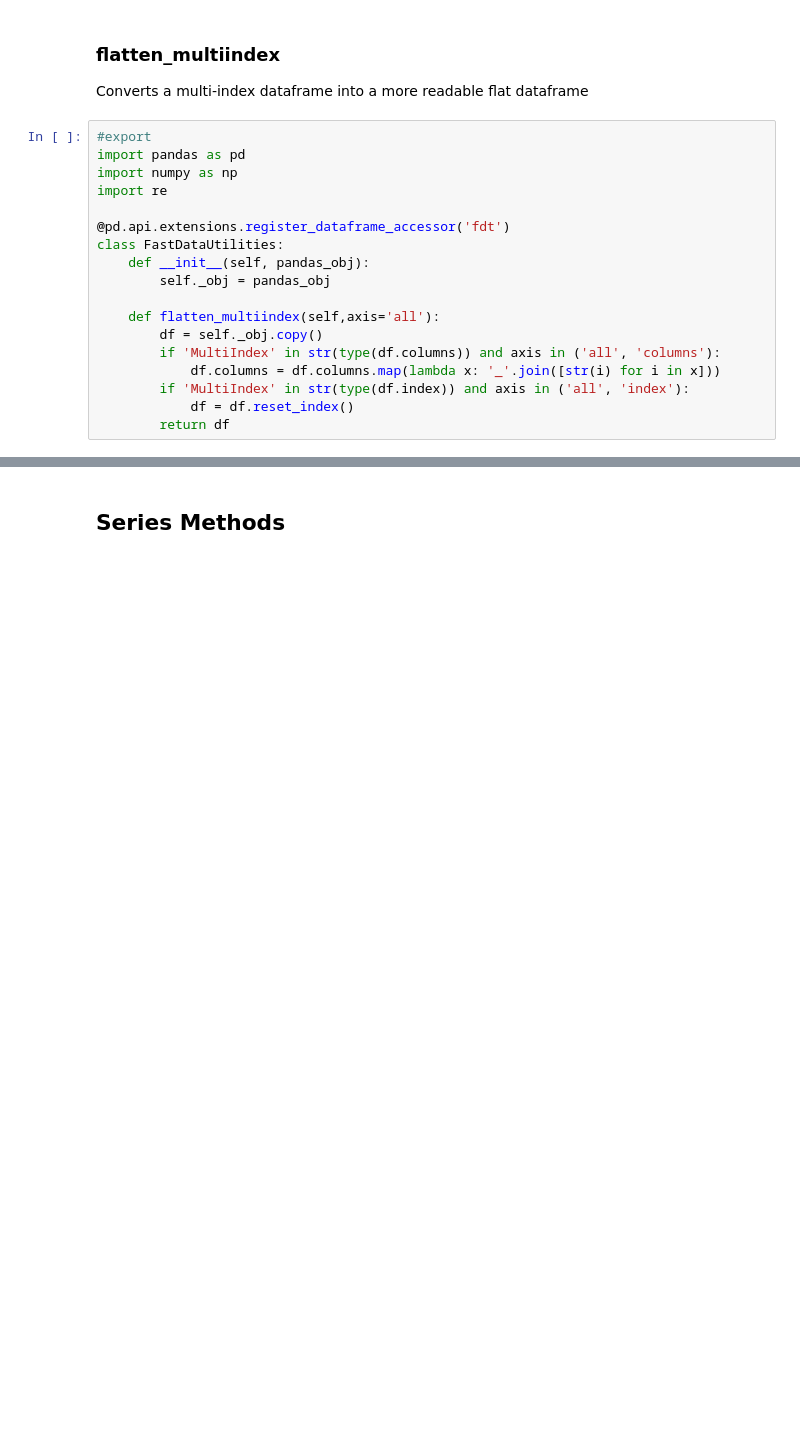
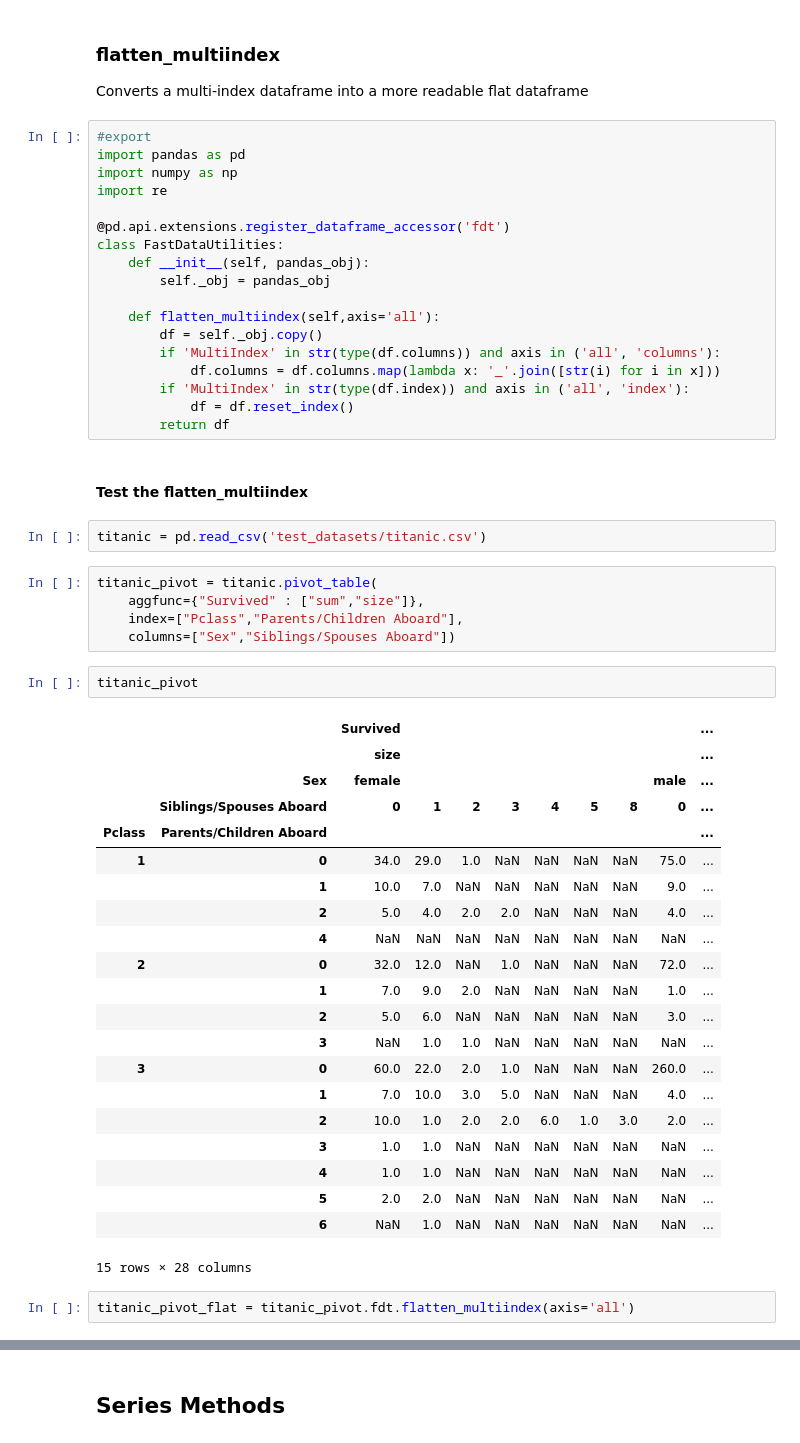
Before and after one commit to molinsp/fastdata, a Jupyter notebook: 00_core.ipynb, the cells around one changed output, grey strips where cells are left out. Saved outputs shown, nothing was run; the diff lists cells and outputs as text; blank space fills up the shorter version.

Commit message:
Added tests

```diff
--- a/00_core.ipynb
+++ b/00_core.ipynb
@@ -61,3 +39,38 @@ class FastDataUtilities:
         if 'MultiIndex' in str(type(df.index)) and axis in ('all', 'index'):
             df = df.reset_index()
         return df
+# %% [markdown]
+#### Test the flatten_multiindex
+# %%
+titanic = pd.read_csv('test_datasets/titanic.csv')
+# %%
+titanic_pivot = titanic.pivot_table(
+    aggfunc={"Survived" : ["sum","size"]},
+    index=["Pclass","Parents/Children Aboard"],
+    columns=["Sex","Siblings/Spouses Aboard"])
+# %%
+titanic_pivot
+# %% [output]
+|  |  | Survived |  |  |  |  |  |  |  | ... |
+|  |  | size |  |  |  |  |  |  |  | ... |
+|  | Sex | female |  |  |  |  |  |  | male | ... |
+|  | Siblings/Spouses Aboard | 0 | 1 | 2 | 3 | 4 | 5 | 8 | 0 | ... |
+| Pclass | Parents/Children Aboard |  |  |  |  |  |  |  |  | ... |
+| 1 | 0 | 34.0 | 29.0 | 1.0 | NaN | NaN | NaN | NaN | 75.0 | ... |
+|  | 1 | 10.0 | 7.0 | NaN | NaN | NaN | NaN | NaN | 9.0 | ... |
+|  | 2 | 5.0 | 4.0 | 2.0 | 2.0 | NaN | NaN | NaN | 4.0 | ... |
+|  | 4 | NaN | NaN | NaN | NaN | NaN | NaN | NaN | NaN | ... |
+| 2 | 0 | 32.0 | 12.0 | NaN | 1.0 | NaN | NaN | NaN | 72.0 | ... |
+|  | 1 | 7.0 | 9.0 | 2.0 | NaN | NaN | NaN | NaN | 1.0 | ... |
+|  | 2 | 5.0 | 6.0 | NaN | NaN | NaN | NaN | NaN | 3.0 | ... |
+|  | 3 | NaN | 1.0 | 1.0 | NaN | NaN | NaN | NaN | NaN | ... |
+| 3 | 0 | 60.0 | 22.0 | 2.0 | 1.0 | NaN | NaN | NaN | 260.0 | ... |
+|  | 1 | 7.0 | 10.0 | 3.0 | 5.0 | NaN | NaN | NaN | 4.0 | ... |
+|  | 2 | 10.0 | 1.0 | 2.0 | 2.0 | 6.0 | 1.0 | 3.0 | 2.0 | ... |
+|  | 3 | 1.0 | 1.0 | NaN | NaN | NaN | NaN | NaN | NaN | ... |
+|  | 4 | 1.0 | 1.0 | NaN | NaN | NaN | NaN | NaN | NaN | ... |
+|  | 5 | 2.0 | 2.0 | NaN | NaN | NaN | NaN | NaN | NaN | ... |
+|  | 6 | NaN | 1.0 | NaN | NaN | NaN | NaN | NaN | NaN | ... |
+15 rows × 28 columns
+# %%
+titanic_pivot_flat = titanic_pivot.fdt.flatten_multiindex(axis='all')
```
Also changed, not shown: parts of 15 cells of this notebook, 2 other files.
